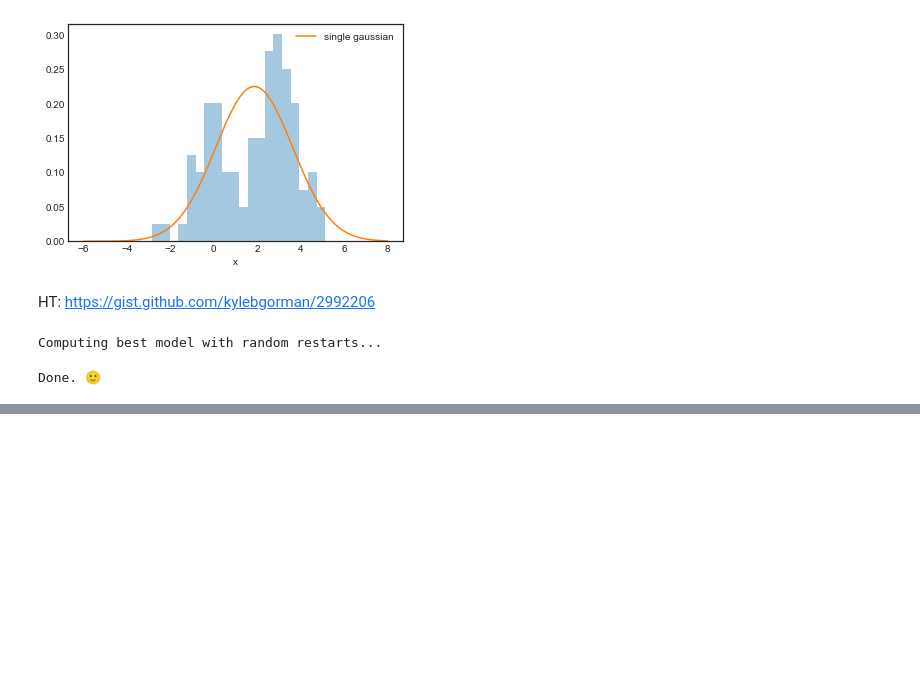
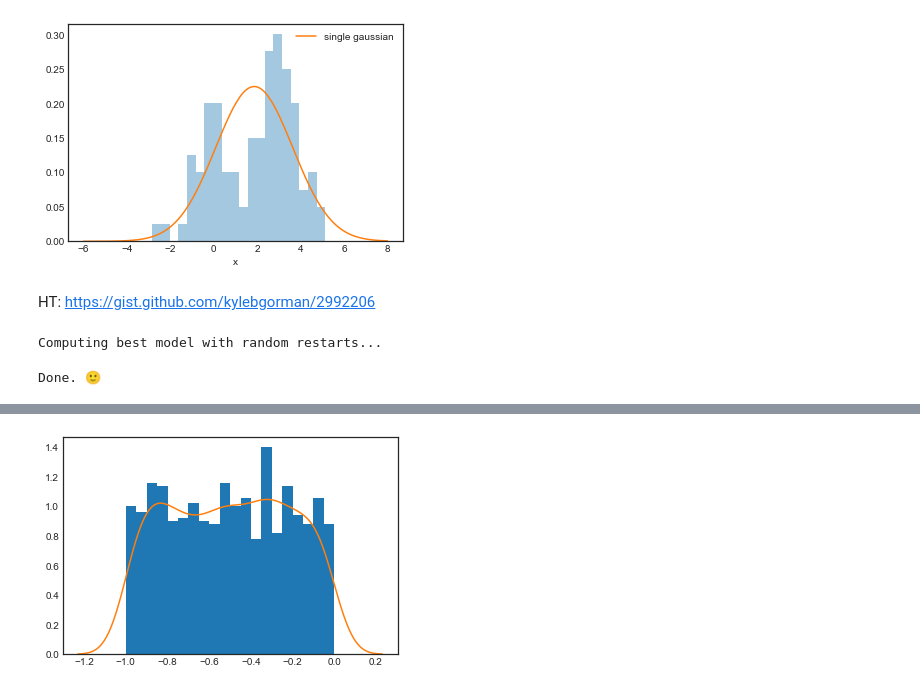
Before and after one commit to brianspiering/gaussian_mixture_models, a Jupyter notebook: intro_to_gmm_&_em.ipynb, the cells around one changed output, grey strips where cells are left out. Saved outputs shown, nothing was run; the diff lists cells and outputs as text; code cells hidden in the pictures; blank space fills up the shorter version.

```diff
--- a/lecture_gmm_em.ipynb
+++ b/intro_to_gmm_&_em.ipynb
@@ -717,0 +451,10 @@ be dead curious to know!
+# %%
+# Model a uniform without any priors
+s = np.random.uniform(low=-1,
+                      high=0,
+                      size=1000)
+plt.hist(s, bins=20, normed=True)
+sns.kdeplot(s,
+           legend=False);
+# %% [output]
+[figure, added]
```
Also changed, not shown: parts of 50 cells of this notebook, 9 other files.
